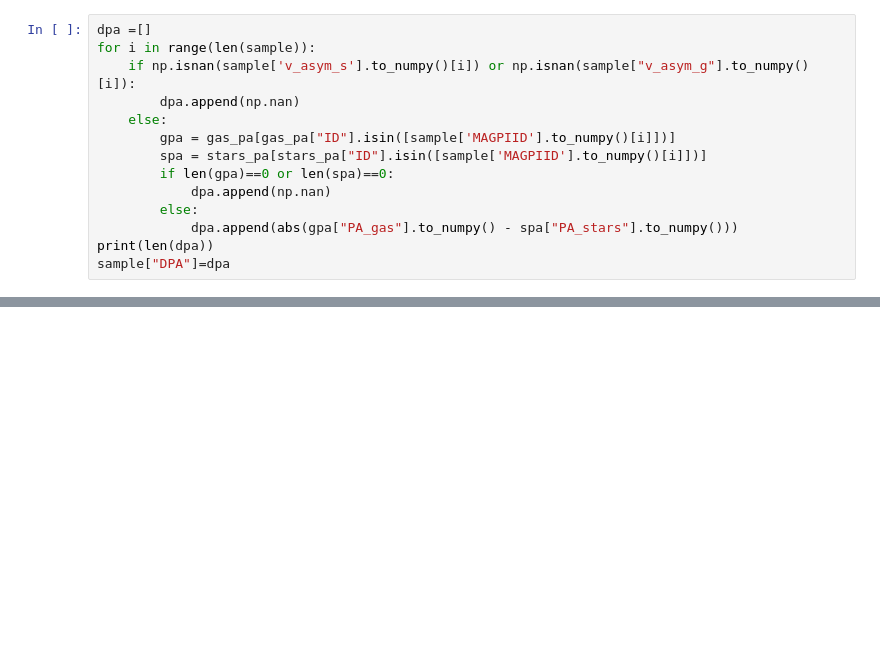
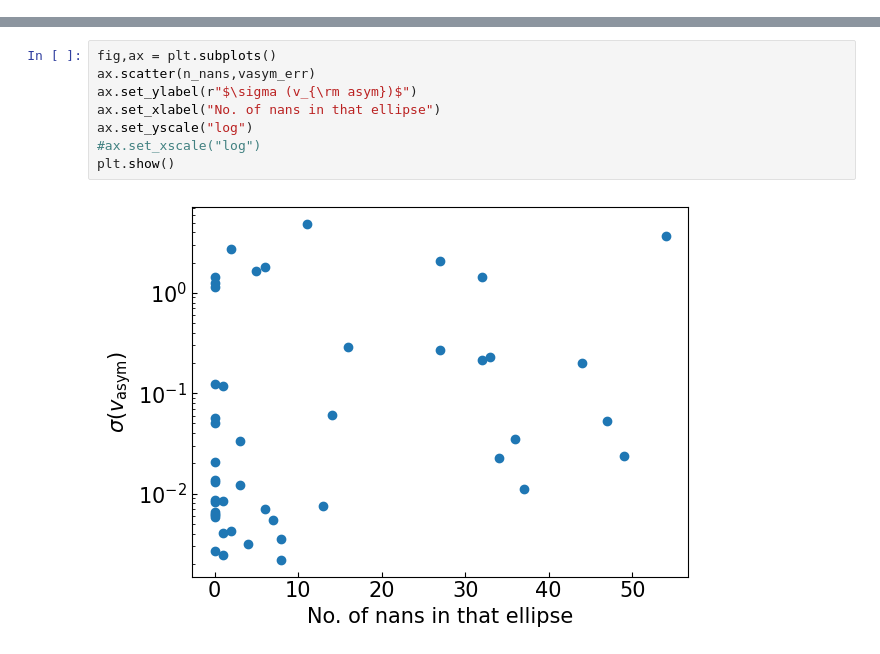
Before and after one commit to r-bagge/MAGPI_kinematics, a Jupyter notebook: plots.ipynb, the cells around one changed output, grey strips where cells are left out. Saved outputs shown, nothing was run; the diff lists cells and outputs as text; blank space fills up the shorter version.

```diff
--- a/plots.ipynb
+++ b/plots.ipynb
@@ -460,14 +438,0 @@ pa_ssp = ssp[ssp['MAGPIID'].isin(pa_sample["MAGPIID"])]
-# %%
-dpa =[]
-for i in range(len(sample)):
-    if np.isnan(sample['v_asym_s'].to_numpy()[i]) or np.isnan(sample["v_asym_g"].to_numpy()[i]):
-        dpa.append(np.nan)
-    else:
-        gpa = gas_pa[gas_pa["ID"].isin([sample['MAGPIID'].to_numpy()[i]])]
-        spa = stars_pa[stars_pa["ID"].isin([sample['MAGPIID'].to_numpy()[i]])]
-        if len(gpa)==0 or len(spa)==0:
-            dpa.append(np.nan)
-        else:
-            dpa.append(abs(gpa["PA_gas"].to_numpy() - spa["PA_stars"].to_numpy()))
-print(len(dpa))
-sample["DPA"]=dpa
@@ -686,0 +659,10 @@ print(np.nanstd(np.array(s05_s/s05_g)))
+# %%
+fig,ax = plt.subplots()
+ax.scatter(n_nans,vasym_err)
+ax.set_ylabel(r"$\sigma (v_{\rm asym})$")
+ax.set_xlabel("No. of nans in that ellipse")
+ax.set_yscale("log")
+#ax.set_xscale("log")
+plt.show()
+# %% [output]
+[figure, added]
```
Also changed, not shown: parts of 36 cells of this notebook, 1 other file.
